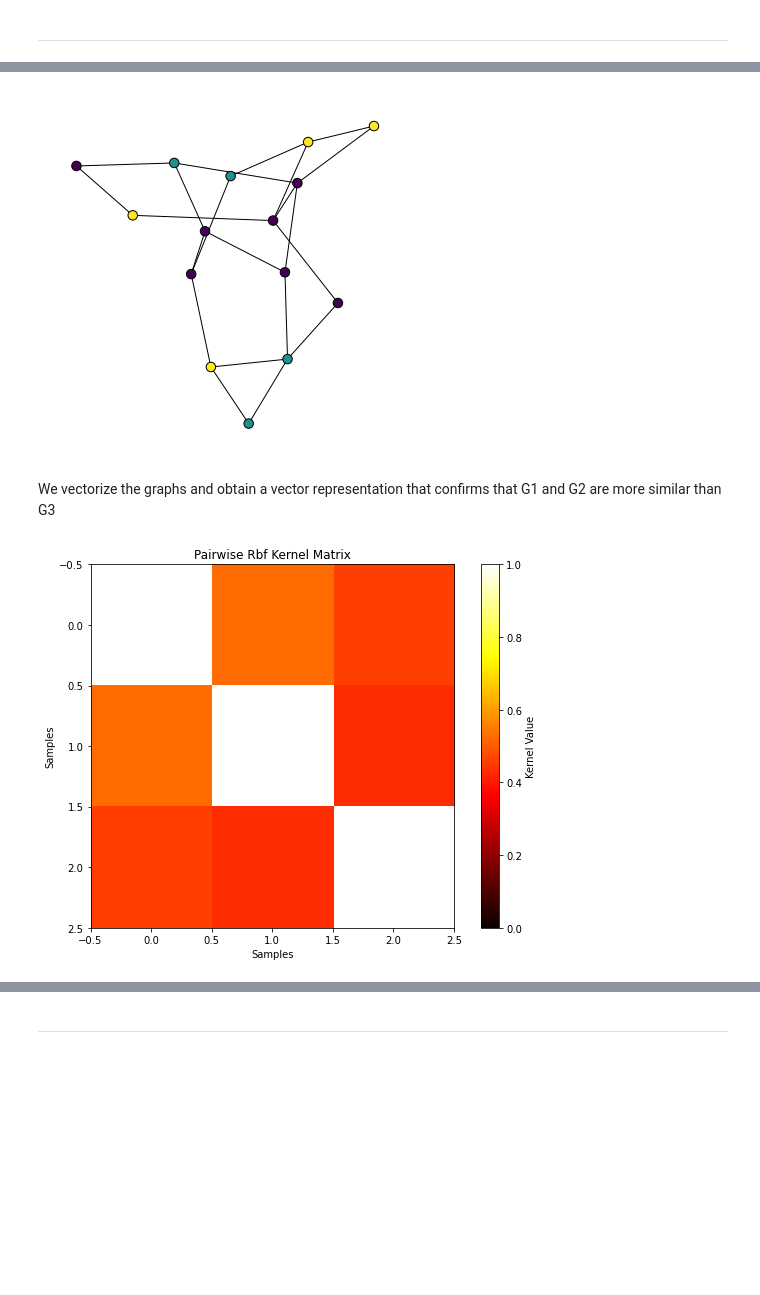
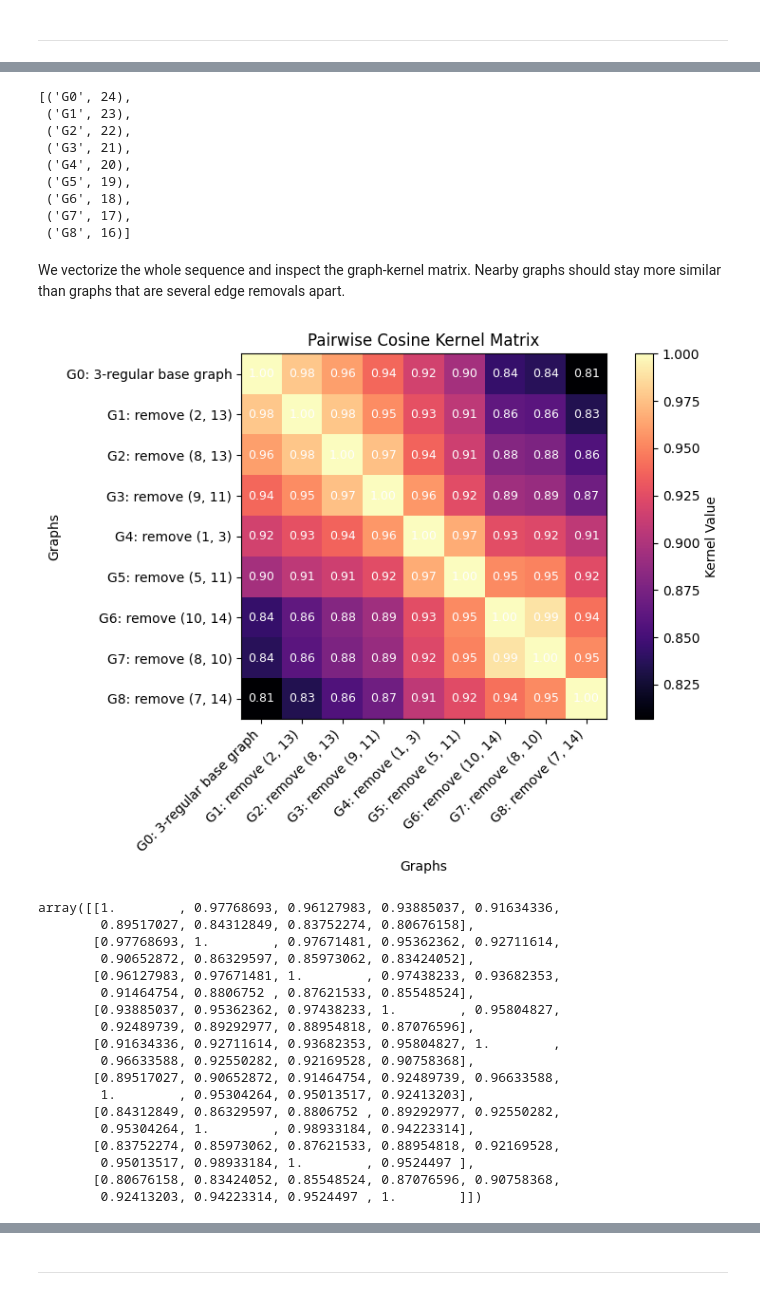
Before and after one commit to Xfcosta/NSPPK, a Jupyter notebook: NSPPK Demo.ipynb, the cells around one changed output, grey strips where cells are left out. Saved outputs shown, nothing was run; the diff lists cells and outputs as text; code cells hidden in the pictures; blank space fills up the shorter version.

```diff
--- a/NSPPK Demo.ipynb
+++ b/NSPPK Demo.ipynb
@@ -166,19 +178,41 @@ draw_graph(G2)
 # %%
-G3 = create_sparse_connected_graph(
-    num_nodes=15,
-    extra_edges=7,
-    alphabet_size=3,
-    n_dim_vector_attribute=3)
-
-draw_graph(G3)
+[(label, graph.number_of_edges()) for label, graph in zip(graph_labels, graphs)]
 # %% [output]
-[figure, removed]
+[('G0', 24),
+ ('G1', 23),
+ ('G2', 22),
+ ('G3', 21),
+ ('G4', 20),
+ ('G5', 19),
+ ('G6', 18),
+ ('G7', 17),
+ ('G8', 16)]
 # %% [markdown]
-We vectorize the graphs and obtain a vector representation that confirms that G1 and G2 are more similar than G3
+We vectorize the whole sequence and inspect the graph-kernel matrix. Nearby graphs should stay more similar than graphs that are several edge removals apart.
 # %%
 from nsppk import NSPPK
+
 graph_vectorizer = NSPPK(radius=1, distance=4, connector=1, nbits=10, dense=True)
-X = graph_vectorizer.fit_transform([G1,G2,G3])
-plot_similarity_kernel(X)
+X = graph_vectorizer.fit_transform(graphs)
+K = plot_similarity_kernel(X, labels=plot_titles, kernel='cosine')
+K
 # %% [output]
-[figure, old version]
+[figure, new version]
+array([[1.        , 0.97768693, 0.96127983, 0.93885037, 0.91634336,
+        0.89517027, 0.84312849, 0.83752274, 0.80676158],
+       [0.97768693, 1.        , 0.97671481, 0.95362362, 0.92711614,
+        0.90652872, 0.86329597, 0.85973062, 0.83424052],
+       [0.96127983, 0.97671481, 1.        , 0.97438233, 0.93682353,
+        0.91464754, 0.8806752 , 0.87621533, 0.85548524],
+       [0.93885037, 0.95362362, 0.97438233, 1.        , 0.95804827,
+        0.92489739, 0.89292977, 0.88954818, 0.87076596],
+       [0.91634336, 0.92711614, 0.93682353, 0.95804827, 1.        ,
+        0.96633588, 0.92550282, 0.92169528, 0.90758368],
+       [0.89517027, 0.90652872, 0.91464754, 0.92489739, 0.96633588,
+        1.        , 0.95304264, 0.95013517, 0.92413203],
+       [0.84312849, 0.86329597, 0.8806752 , 0.89292977, 0.92550282,
+        0.95304264, 1.        , 0.98933184, 0.94223314],
+       [0.83752274, 0.85973062, 0.87621533, 0.88954818, 0.92169528,
+        0.95013517, 0.98933184, 1.        , 0.9524497 ],
+       [0.80676158, 0.83424052, 0.85548524, 0.87076596, 0.90758368,
+        0.92413203, 0.94223314, 0.9524497 , 1.        ]])
```
Also changed, not shown: parts of 14 cells of this notebook, 3 other files.
